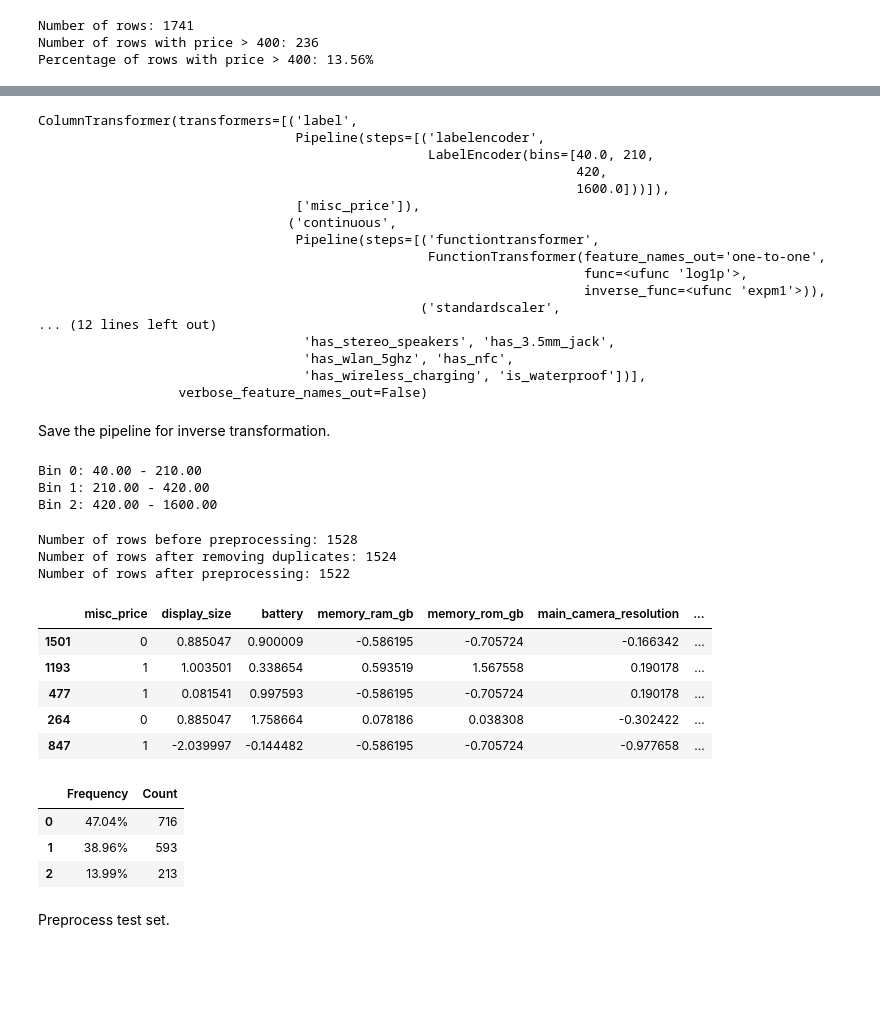
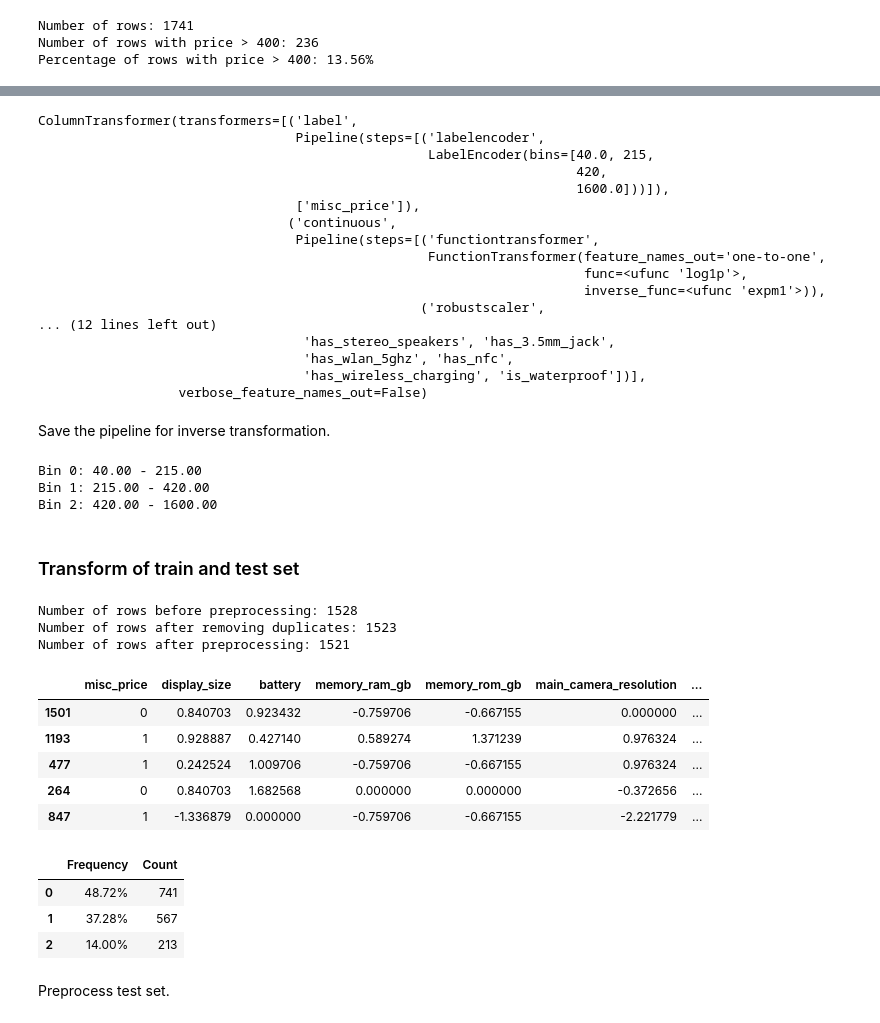
Before and after one commit to Valendrew/counterfactual-explanations, a Jupyter notebook: data_exploration.ipynb, the cells around one changed output, grey strips where cells are left out. Cells and saved outputs as stored; diff of their text form; code cells hidden in the pictures; blank space fills up the shorter version.

```diff
--- a/data_exploration.ipynb
+++ b/data_exploration.ipynb
@@ -444 +421,12 @@ label_transformer = ("label", label_pipeline, label_columns)
+# %%
+label_columns = ["misc_price"]
+label_pipeline = make_pipeline(
+    util_data.LabelEncoder(
+        bins=[df_train.misc_price.min(), 215, 420, df_train.misc_price.max()],
+        validate=False,
+        check_inverse=False,
+        feature_names_out="one-to-one",
+    )
+)
+label_transformer = ("label", label_pipeline, label_columns)
 # %% [markdown]
@@ -446,8 +436,8 @@ display_size, battery, memory_ram_gb, memory_rom_gb, main_camera_resolution, sel
 # %%
-cont_columns = ["display_size", "battery", "memory_ram_gb", "memory_rom_gb", "main_camera_resolution", "selfie_camera_resolution"]
+cont_columns = ["display_size", "battery", "memory_ram_gb", "memory_rom_gb"]
 cont_pipeline = make_pipeline(
     FunctionTransformer(np.log1p, validate=False, check_inverse=True, inverse_func=np.expm1, feature_names_out="one-to-one"),
-    StandardScaler()
-    # RobustScaler(with_centering=True, unit_variance=True)
+    # StandardScaler()
+    RobustScaler(with_centering=True, with_scaling=True, unit_variance=True)
 )
 cont_transformer = ("continuous", cont_pipeline, cont_columns)
@@ -455,0 +448,9 @@ display_width, display_height
+# %%
+camera_columns = ["main_camera_resolution", "selfie_camera_resolution"]
+camera_pipeline = make_pipeline(
+    FunctionTransformer(np.ceil, validate=False, inverse_func=np.ceil, check_inverse=False, feature_names_out="one-to-one"),
+    FunctionTransformer(np.log1p, validate=False, check_inverse=True, inverse_func=np.expm1, feature_names_out="one-to-one"),
+    # StandardScaler()
+    RobustScaler(with_centering=True, with_scaling=True, unit_variance=True)
+)
+camera_transformer = ("camera", camera_pipeline, camera_columns)
@@ -484,6 +493,7 @@ Pipeline for the transformation of the features.
 pipeline = ColumnTransformer([
     label_transformer,
     cont_transformer,
+    camera_transformer,
     display_transformer,
     ordinal_transformer,
     id_transformer],
@@ -494,7 +504,7 @@ pipeline.fit(df_train)
 # %% [output]
 ColumnTransformer(transformers=[('label',
                                  Pipeline(steps=[('labelencoder',
-                                                  LabelEncoder(bins=[40.0, 210,
+                                                  LabelEncoder(bins=[40.0, 215,
                                                                      420,
                                                                      1600.0]))]),
                                  ['misc_price']),
@@ -503,7 +513,7 @@ ColumnTransformer(transformers=[('label',
                                                   FunctionTransformer(feature_names_out='one-to-one',
                                                                       func=<ufunc 'log1p'>,
                                                                       inverse_func=<ufunc 'expm1'>)),
-                                                 ('standardscaler',
+                                                 ('robustscaler',
 ... (12 lines left out)
                                   'has_stereo_speakers', 'has_3.5mm_jack',
                                   'has_wlan_5ghz', 'has_nfc',
@@ -519,43 +529,44 @@ bin_edges = pipeline.transformers_[0][1][0].bin_edges_[0]
 for i, (bu, bl) in enumerate(zip(bin_edges, bin_edges[1:])):
     print(f"Bin {i}: {bu:.2f} - {bl:.2f}")
 # %% [output]
-Bin 0: 40.00 - 210.00
-Bin 1: 210.00 - 420.00
+Bin 0: 40.00 - 215.00
+Bin 1: 215.00 - 420.00
 Bin 2: 420.00 - 1600.00
+# %% [markdown]
+### Transform of train and test set
 # %%
 train_preprocess = pipeline.transform(df_train)
 assert isinstance(train_preprocess, pd.DataFrame)
 print(f"Number of rows before preprocessing: {train_preprocess.shape[0]}")
 
 # keep only one instance between duplicates equal in all features
 train_preprocess = train_preprocess.drop_duplicates(ignore_index=False, keep="first")
 assert isinstance(train_preprocess, pd.DataFrame)
 print(f"Number of rows after removing duplicates: {train_preprocess.shape[0]}")
 
 # remove all duplicated with different label
 X_columns = train_preprocess.columns.drop("misc_price").to_list()
 train_preprocess = train_preprocess.drop_duplicates(X_columns, keep=False, ignore_index=False)
 assert isinstance(train_preprocess, pd.DataFrame)
 
 print(f"Number of rows after preprocessing: {train_preprocess.shape[0]}")
-train_preprocess.head()
+display(train_preprocess.head())
+
+util_data.count_frequency_labels(train_preprocess.misc_price).sort_index()
 # %% [output]
 Number of rows before preprocessing: 1528
-Number of rows after removing duplicates: 1524
-Number of rows after preprocessing: 1522
+Number of rows after removing duplicates: 1523
+Number of rows after preprocessing: 1521
 |  | misc_price | display_size | battery | memory_ram_gb | memory_rom_gb | main_camera_resolution | ... |
-| 1501 | 0 | 0.885047 | 0.900009 | -0.586195 | -0.705724 | -0.166342 | ... |
-| 1193 | 1 | 1.003501 | 0.338654 | 0.593519 | 1.567558 | 0.190178 | ... |
-| 477 | 1 | 0.081541 | 0.997593 | -0.586195 | -0.705724 | 0.190178 | ... |
-| 264 | 0 | 0.885047 | 1.758664 | 0.078186 | 0.038308 | -0.302422 | ... |
-| 847 | 1 | -2.039997 | -0.144482 | -0.586195 | -0.705724 | -0.977658 | ... |
+| 1501 | 0 | 0.840703 | 0.923432 | -0.759706 | -0.667155 | 0.000000 | ... |
+| 1193 | 1 | 0.928887 | 0.427140 | 0.589274 | 1.371239 | 0.976324 | ... |
+| 477 | 1 | 0.242524 | 1.009706 | -0.759706 | -0.667155 | 0.976324 | ... |
+| 264 | 0 | 0.840703 | 1.682568 | 0.000000 | 0.000000 | -0.372656 | ... |
+| 847 | 1 | -1.336879 | 0.000000 | -0.759706 | -0.667155 | -2.221779 | ... |
+|  | Frequency | Count |
+| 0 | 48.72% | 741 |
+| 1 | 37.28% | 567 |
+| 2 | 14.00% | 213 |
-# %%
-util_data.count_frequency_labels(train_preprocess.misc_price).sort_index()
-# %% [output]
-|  | Frequency | Count |
-| 0 | 47.04% | 716 |
-| 1 | 38.96% | 593 |
-| 2 | 13.99% | 213 |
 # %% [markdown]
 Preprocess test set.
 # %%
```
Also changed, not shown: parts of 28 cells of this notebook, 7 other files.
